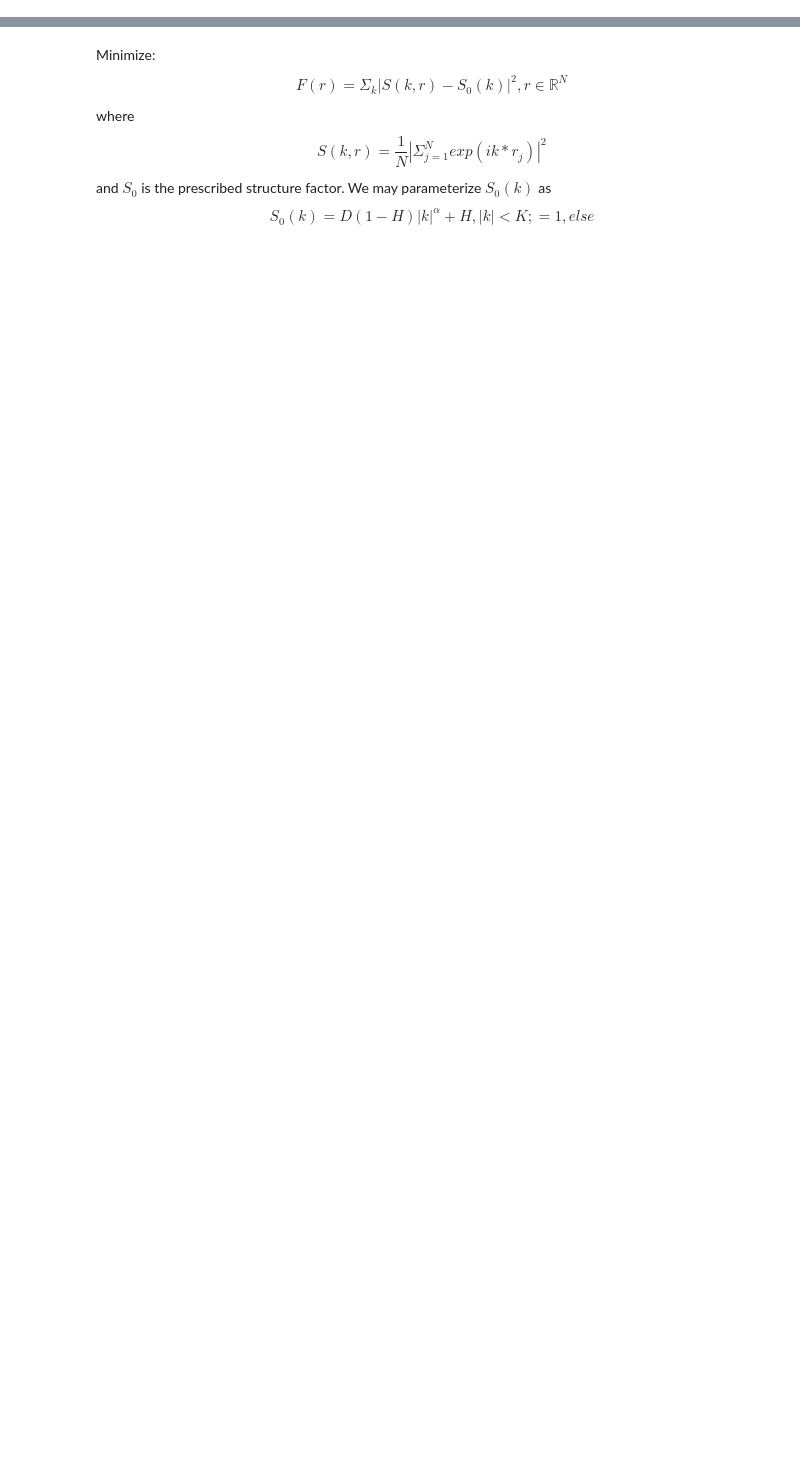
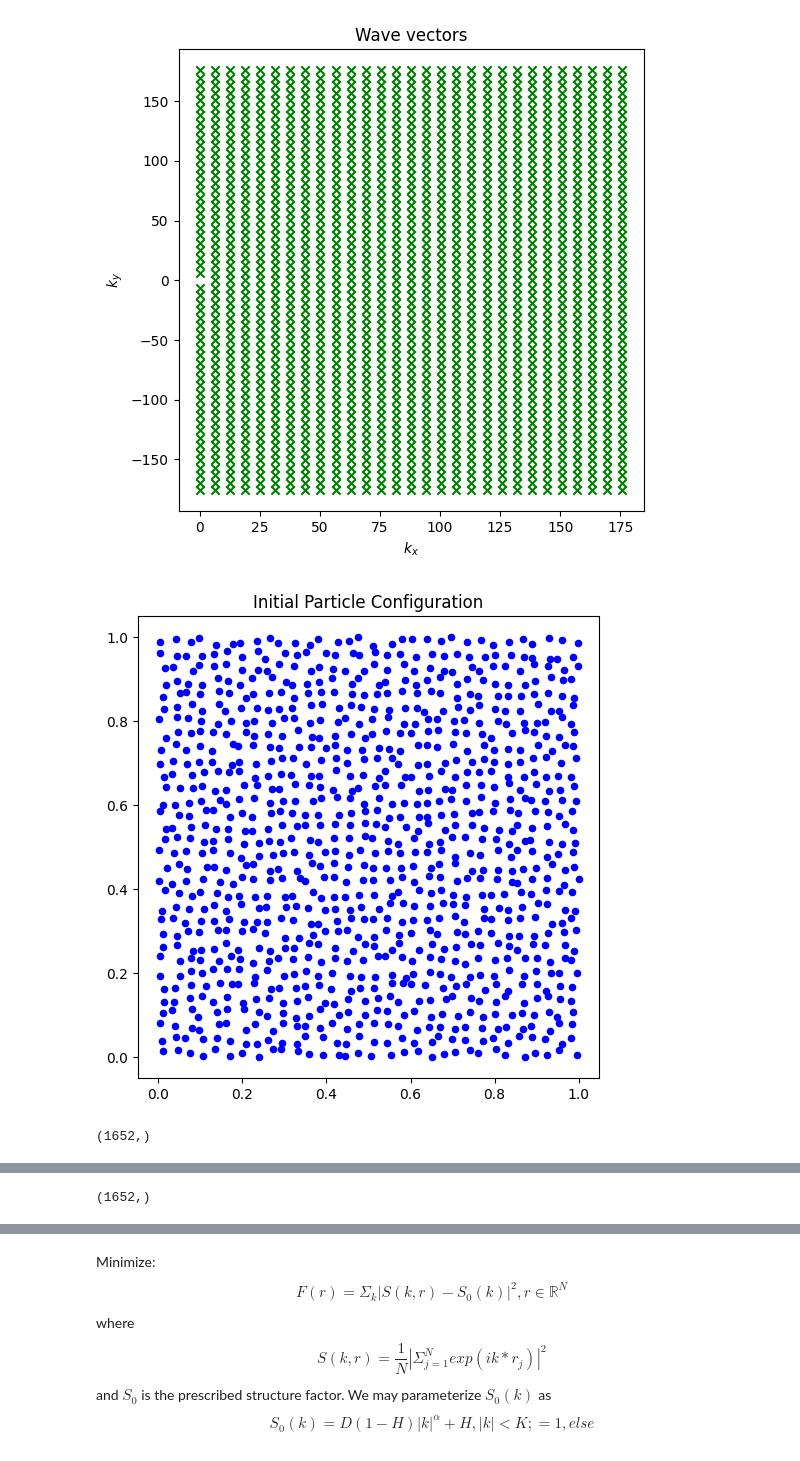
Before and after one commit to BekzatZhar/modeling_seminarSoSe25, a Jupyter notebook: hu_points.ipynb, the cells around one changed output, grey strips where cells are left out. Saved outputs shown, nothing was run; the diff lists cells and outputs as text; code cells hidden in the pictures; blank space fills up the shorter version.

```diff
--- a/hu_points.ipynb
+++ b/hu_points.ipynb
@@ -227,0 +142,64 @@ phi saved to point_patterns/pp.npy
+# %%
+np.random.seed(0)  # For reproducibility
+
+# ---== Parameters ==--- #
+
+N = 1024
+
+# Target structure factor parameters
+H = 1e-4
+alpha = 100.
+K_cutoff = 44*np.pi
+D = np.pow(K_cutoff, -alpha)
+
+r_init = perturbed_point_pattern(N)
+# since some point pattern generation algos dont give exactly N
+N = r_init.shape[0]
+
+k = np.ascontiguousarray(generate_k_vectors(int(4 * np.sqrt(2*N/10))))
+M = k.shape[1]
+
+# Plot wave vectors used:
+plot_wave_vectors(k)
+
+# target structure factor precomputation
+S0_k = compute_S0(k, D, H, alpha, K_cutoff)
+
+# Plot before optimization
+plot_particles(r_init, "Initial Particle Configuration")
+plot_structure_factor(r_init, k, K_cutoff, S0_k, "Initial Structure Factor")
+
+print("Value before optimizing: ", objective_function(r_init.flatten(), k, S0_k))
+
+# ---== Run Optimization ==--- #
+res = minimize(
+    fun=objective_function,
+    x0=r_init.flatten(),
+    jac=gradient_function,
+    args=(k, S0_k),
+    method="BFGS",
+    options={"disp": True, "maxiter": 1},
+    tol=1e-8
+)
+
+# ---== Postprocess ==--- #
+
+r_opt = res.x.reshape(N, 2)  # Final particle positions
+print(res)
+
+# Save point pattern:
+outfile = f"point_patterns/pp.npy"
+np.save(outfile, r_opt)
+with open("point_patterns/parms.csv", 'w') as f:
+        f.write("N, M, D, H, K_cutoff, alpha\n")
+        f.write(f"{N},{M},{D},{H},{K_cutoff},{alpha}\n")
+print("parameters saved to parms.csv")
+print(f"phi saved to {outfile}")
+
+# Plot after optimization
+plot_particles(r_opt, "Optimized Particle Configuration")
+plot_structure_factor(r_opt, k, K_cutoff, S0_k, "Optimized Structure Factor")
+# %% [output]
+[figure, added]
+[figure, added]
+(1652,)
@@ -227,0 +225 @@ phi saved to point_patterns/pp.npy
+(1652,)
```
Also changed, not shown: parts of 3 cells of this notebook, 4 other files.
